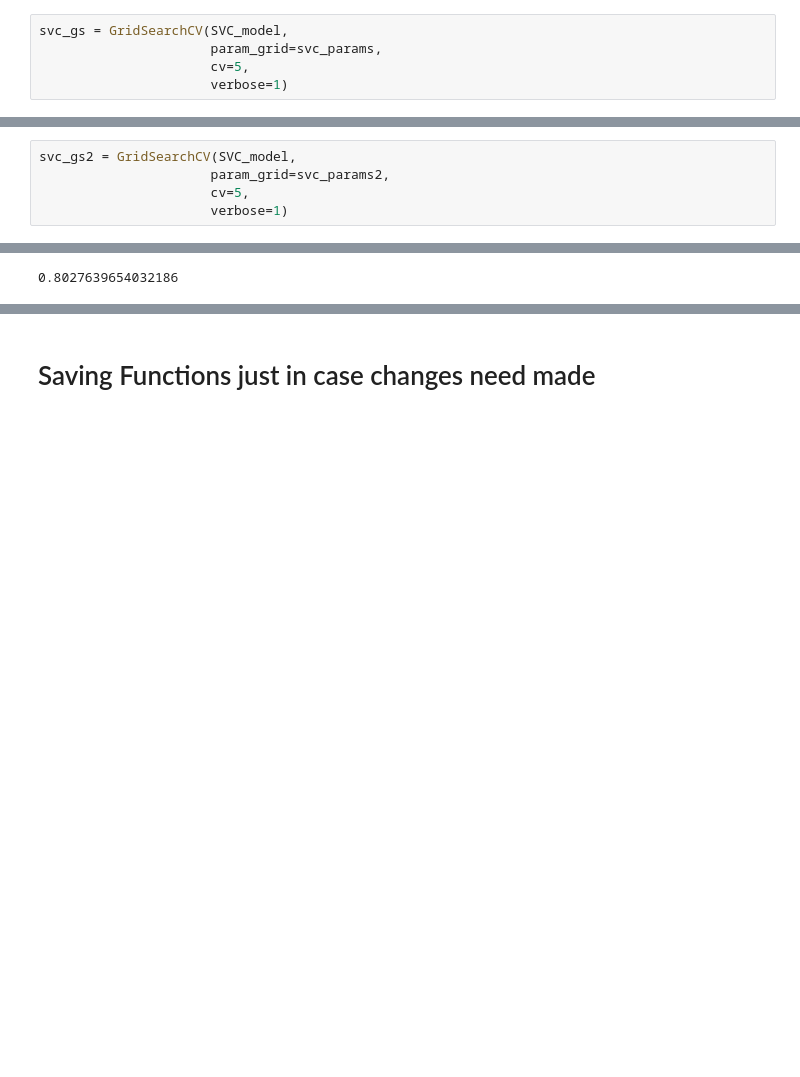
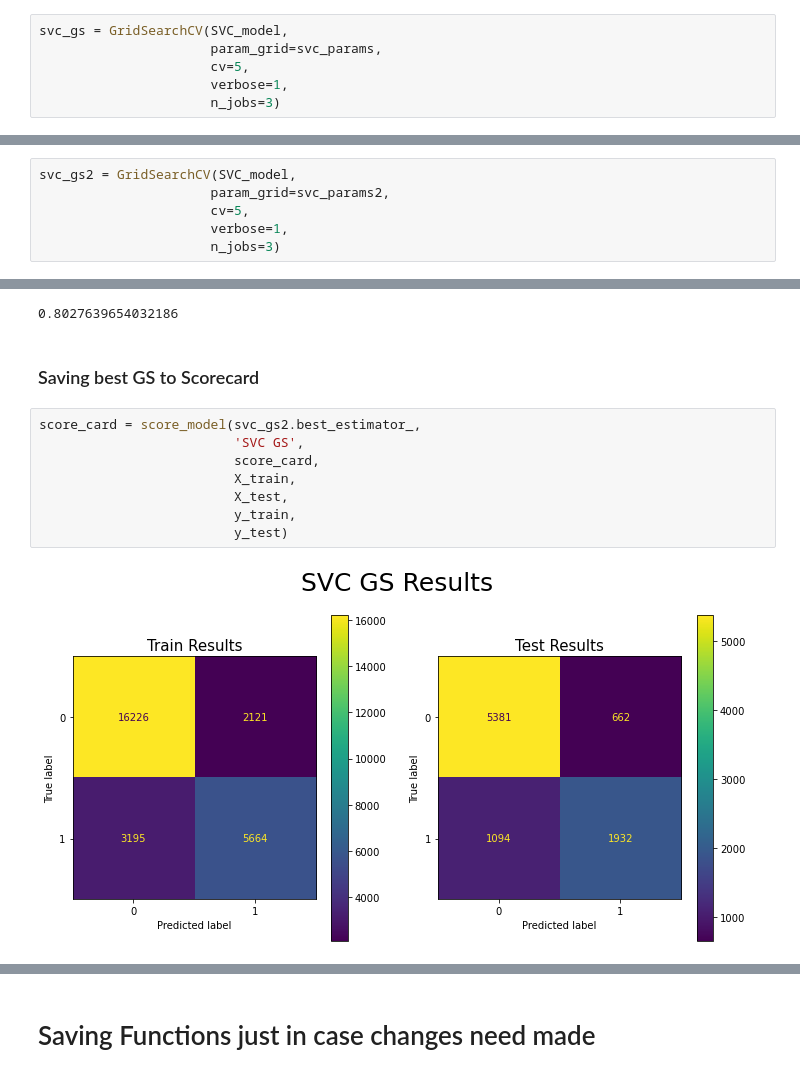
Before and after one commit to mduncan23/Hotel_Cancellation_Predictor, a Jupyter notebook: Hotel_Cancellation_Notebook-Clean.ipynb, the cells around one changed output, grey strips where cells are left out. Cells and saved outputs as stored; diff of their text form; blank space fills up the shorter version.

```diff
--- a/Hotel_Cancellation_Notebook-Clean.ipynb
+++ b/Hotel_Cancellation_Notebook-Clean.ipynb
@@ -871,7 +871,8 @@ svc_params = {
 svc_gs = GridSearchCV(SVC_model,
                       param_grid=svc_params,
                       cv=5,
-                      verbose=1)
+                      verbose=1,
+                      n_jobs=3)
 # %%
 svc_gs.fit(X_train, y_train);
 # %% [output]
@@ -926,7 +925,8 @@ svc_params2 = {
 svc_gs2 = GridSearchCV(SVC_model,
                       param_grid=svc_params2,
                       cv=5,
-                      verbose=1)
+                      verbose=1,
+                      n_jobs=3)
 # %%
 svc_gs2.fit(X_train, y_train);
 # %% [output]
@@ -944,3 +944,15 @@ svc_gs2.best_params_
 svc_gs2.best_score_
 # %% [output]
 0.8027639654032186
+# %% [markdown]
+### Saving best GS to Scorecard
+# %%
+score_card = score_model(svc_gs2.best_estimator_,
+                         'SVC GS',
+                         score_card,
+                         X_train,
+                         X_test,
+                         y_train,
+                         y_test)
+# %% [output]
+[figure, added]
```
Also changed, not shown: parts of 20 cells of this notebook.
